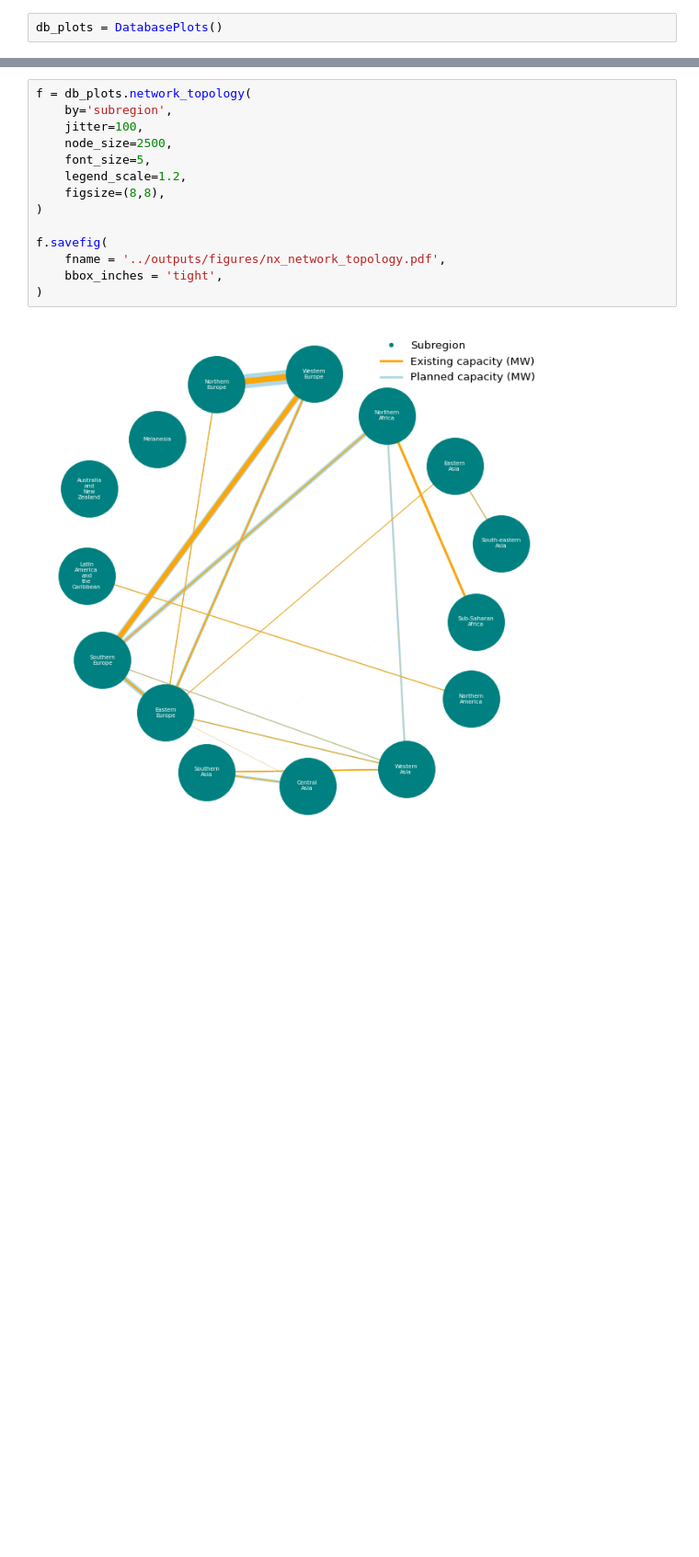
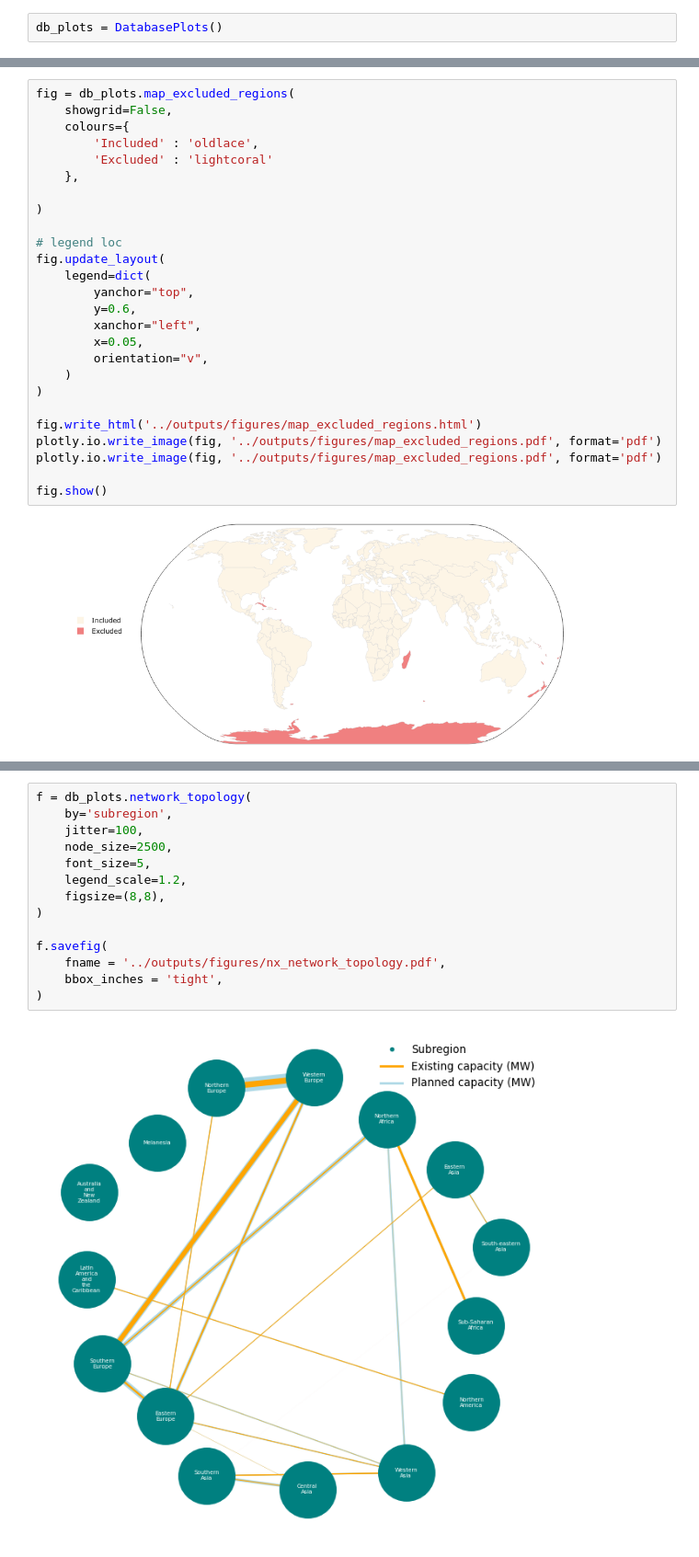
Before and after one commit to Electricity-Transmission-Database/electricity-transmission-database, a Jupyter notebook: notebooks/make_plots.ipynb, the cells around one changed output, grey strips where cells are left out. Shown at 92% size. Drawn from its saved outputs; the diff is of its cells as text; blank space fills up the shorter version.

Commit message:
updated plots

```diff
--- a/notebooks/make_plots.ipynb
+++ b/notebooks/make_plots.ipynb
@@ -33,3 +25,31 @@ fig.show()
+# %%
+fig = db_plots.map_excluded_regions(
+    showgrid=False,
+    colours={
+        'Included' : 'oldlace',
+        'Excluded' : 'lightcoral'
+    },
+
+)
+
+# legend loc
+fig.update_layout(
+    legend=dict(
+        yanchor="top",
+        y=0.6,
+        xanchor="left",
+        x=0.05,
+        orientation="v",
+    )
+)
+
+fig.write_html('../outputs/figures/map_excluded_regions.html')
+plotly.io.write_image(fig, '../outputs/figures/map_excluded_regions.pdf', format='pdf')
+plotly.io.write_image(fig, '../outputs/figures/map_excluded_regions.pdf', format='pdf')
+
+fig.show()
+# %% [output]
+[figure, added]
 # %%
 fig,nodes,lines = db_plots.map_transmission_lines(
     bins = [0,1,5,10,25],
```
Also changed, not shown: parts of 4 cells of this notebook, 8 other files.
